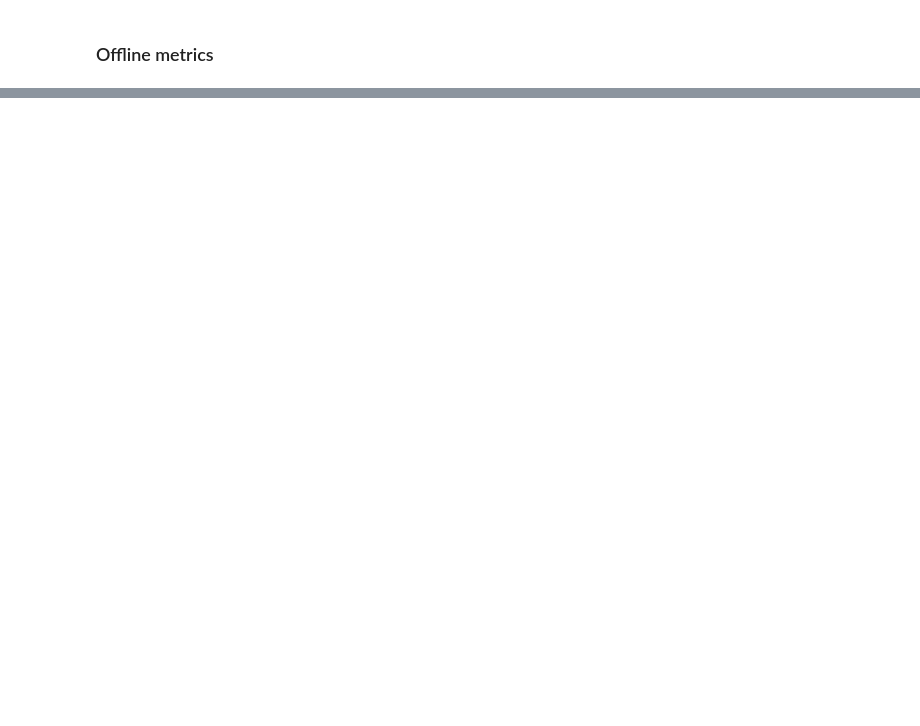
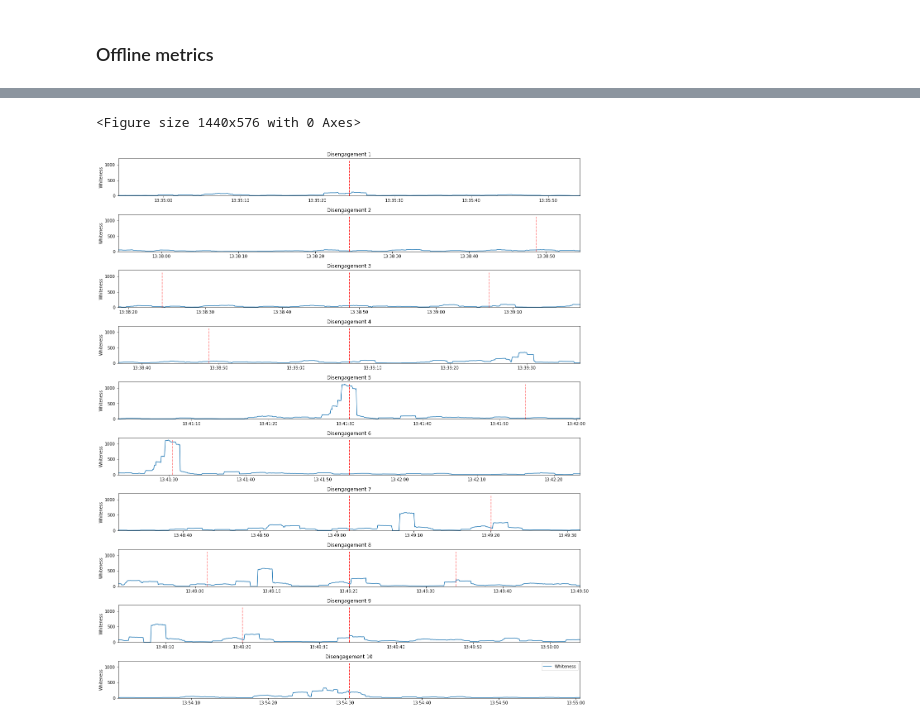
Before and after one commit to nikebless/e2e-driving, a Jupyter notebook: notebooks/thesis-evaluations.ipynb, the cells around one changed output, grey strips where cells are left out. Cells and saved outputs as stored; diff of their text form; code cells hidden in the pictures; blank space fills up the shorter version.

```diff
--- a/notebooks/thesis-evaluations.ipynb
+++ b/notebooks/thesis-evaluations.ipynb
@@ -465,0 +621,2 @@ uncertainty
+# %%
+whiteness_timestamps, whiteness_vals = calculate_whiteness_over_time(dataset.vehicle_cmd_frames, window_size='2s')
@@ -465,0 +673,34 @@ uncertainty
+# %%
+import datetime
+
+plt.figure(figsize=(20, 8))
+
+n_interventions = len(disengagements)
+
+# disengagements is a dataframe
+sorted_disengagements = disengagements.sort_values()
+
+fig, axes = plt.subplots(n_interventions, figsize=(20, 24))
+
+for i in range(n_interventions):
+    ax = axes[i]
+    disengagement = pd.to_datetime(sorted_disengagements.iloc[i], unit='ns')
+
+    ax.set_xlim(disengagement - datetime.timedelta(seconds=30), disengagement + datetime.timedelta(seconds=30))
+    ax.set_ylim(0, 1200)
+    ax.set_ylabel('Whiteness')
+    ax.set_title(f'Disengagement {i+1}')
+
+    ax.plot(whiteness_timestamps, whiteness_vals, color='C0', label='Whiteness')
+    ax.vlines(disengagement, ymin=np.min(whiteness_vals), ymax=np.max(whiteness_vals), color='r', linestyle='--', alpha=1)
+    ax.vlines(disengagements, ymin=np.min(whiteness_vals), ymax=np.max(whiteness_vals), color='r', linestyle='--', alpha=0.5)
+
+fig.subplots_adjust(hspace=0.5)
+
+plt.legend()
+plt.show()
+
+fig.savefig('../thesis-images/disengagements-vs-whiteness-detailed.png')
+# %% [output]
+<Figure size 1440x576 with 0 Axes>
+[figure, added]
```
Also changed, not shown: parts of 33 cells of this notebook, 10 other files.
